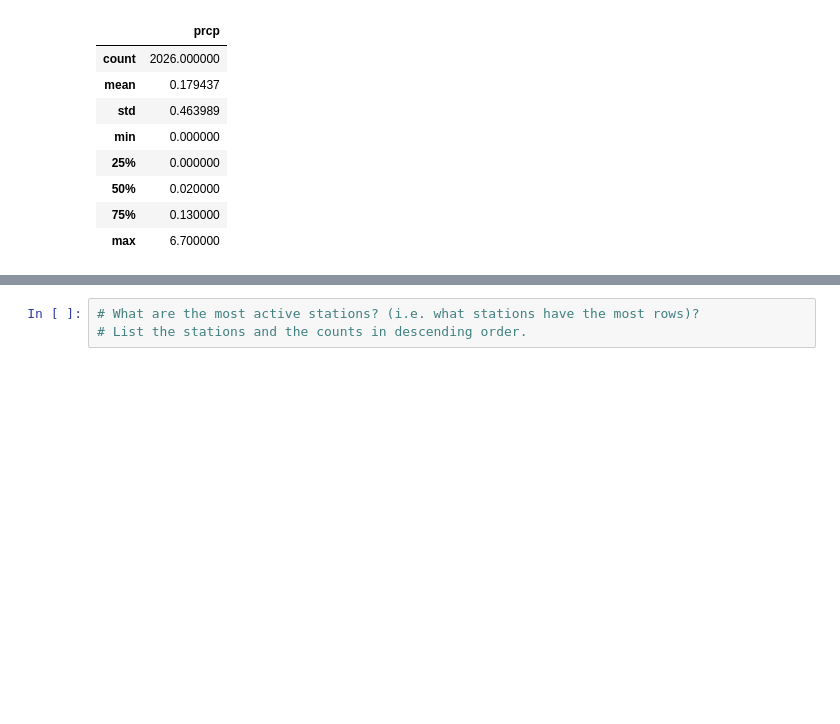
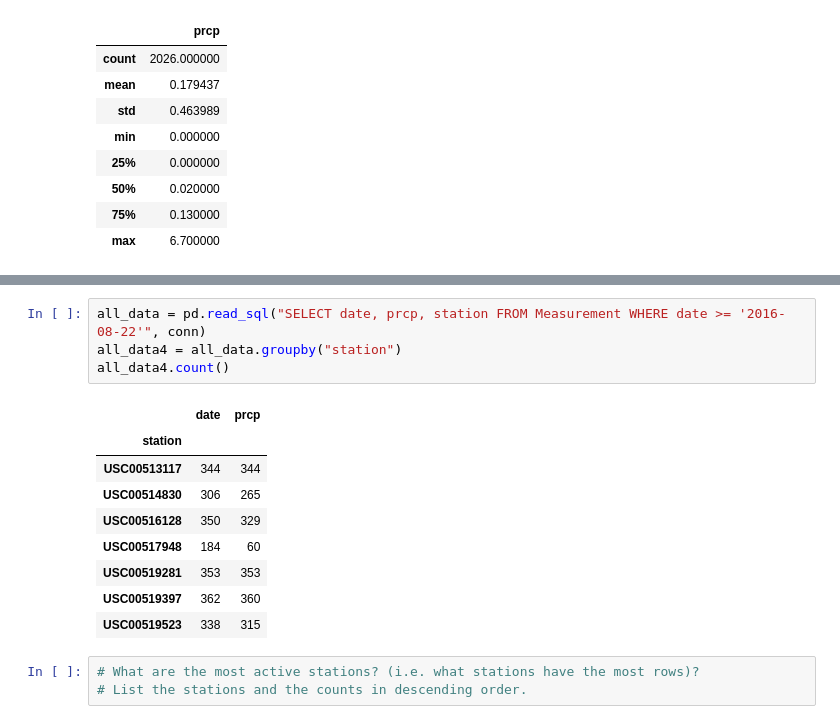
Before and after one commit to arvinseeva/sqlalchemy-challenge, a Jupyter notebook: climate_starter.ipynb, the cells around one changed output, grey strips where cells are left out. Drawn from its saved outputs; the diff is of its cells as text; blank space fills up the shorter version.

```diff
--- a/climate_starter.ipynb
+++ b/climate_starter.ipynb
@@ -108,3 +125,17 @@ all_data.describe()
+# %%
+all_data = pd.read_sql("SELECT date, prcp, station FROM Measurement WHERE date >= '2016-08-22'", conn)
+all_data4 = all_data.groupby("station")
+all_data4.count()
+# %% [output]
+|  | date | prcp |
+| station |  |  |
+| USC00513117 | 344 | 344 |
+| USC00514830 | 306 | 265 |
+| USC00516128 | 350 | 329 |
+| USC00517948 | 184 | 60 |
+| USC00519281 | 353 | 353 |
+| USC00519397 | 362 | 360 |
+| USC00519523 | 338 | 315 |
 # %%
 # What are the most active stations? (i.e. what stations have the most rows)?
 # List the stations and the counts in descending order.
```
Also changed, not shown: parts of 1 cell of this notebook.
